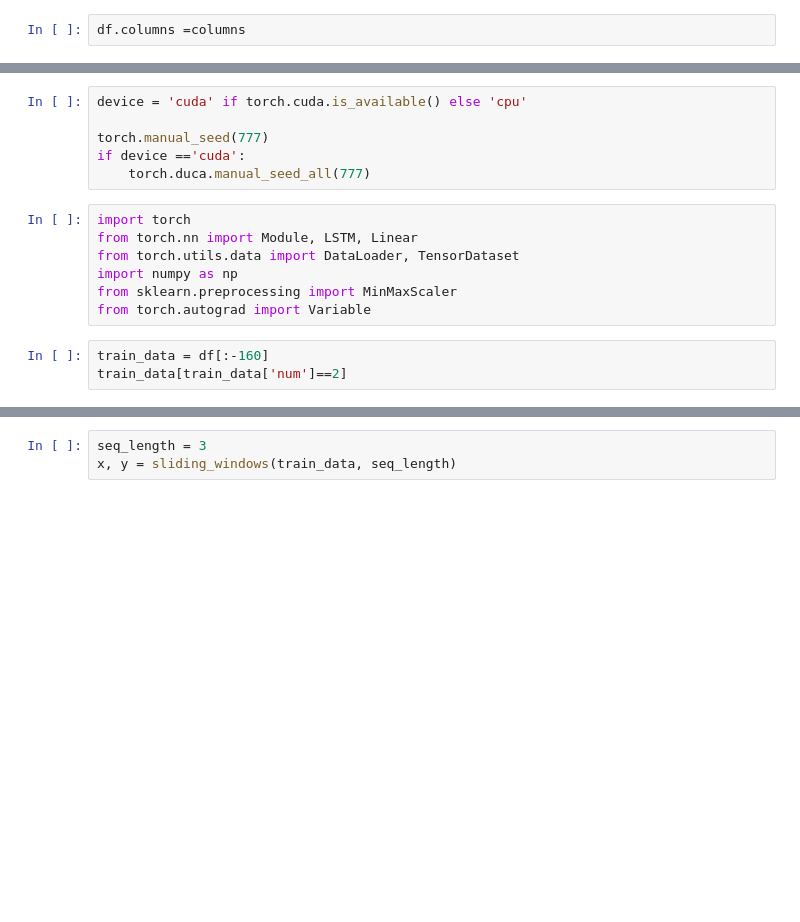
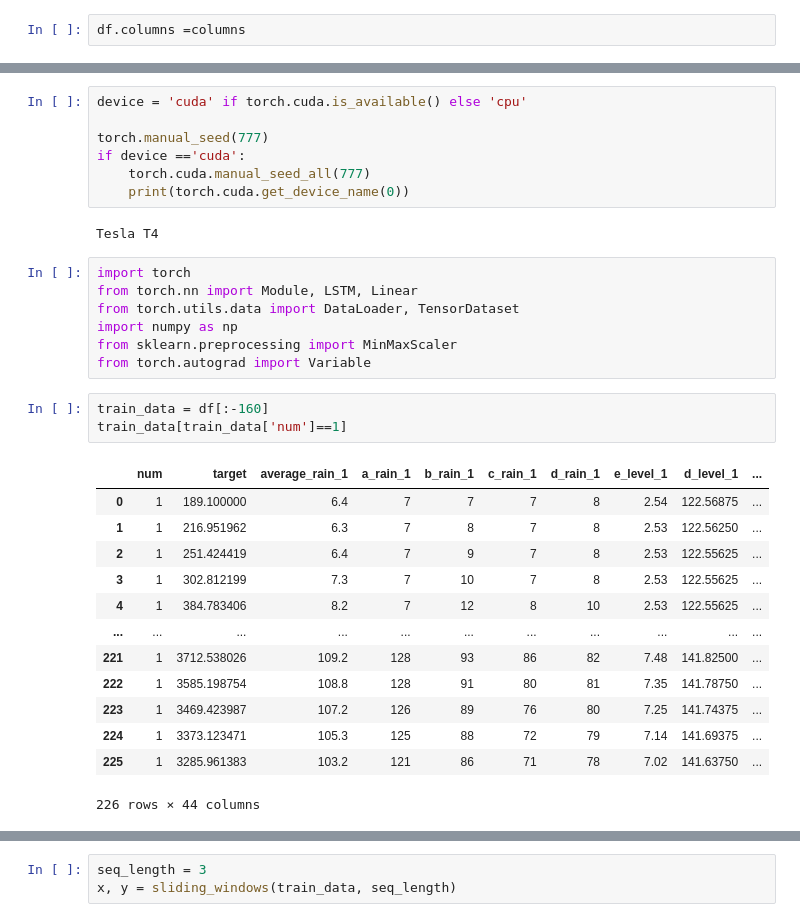
Before and after one commit to johnnyff/bigcontest2021, a Jupyter notebook: danm_lstm.ipynb, the cells around one changed output, grey strips where cells are left out. Cells and saved outputs as stored; diff of their text form; blank space fills up the shorter version.

```diff
--- a/danm_lstm.ipynb
+++ b/danm_lstm.ipynb
@@ -39,7 +67,10 @@ device = 'cuda' if torch.cuda.is_available() else 'cpu'
 
 torch.manual_seed(777)
 if device =='cuda':
-    torch.duca.manual_seed_all(777)
+    torch.cuda.manual_seed_all(777)
+    print(torch.cuda.get_device_name(0))
+# %% [output]
+Tesla T4
 # %%
 import torch
 from torch.nn import Module, LSTM, Linear
@@ -49,7 +80,21 @@ from sklearn.preprocessing import MinMaxScaler
 from torch.autograd import Variable
 # %%
 train_data = df[:-160]
-train_data[train_data['num']==2]
+train_data[train_data['num']==1]
+# %% [output]
+|  | num | target | average_rain_1 | a_rain_1 | b_rain_1 | c_rain_1 | d_rain_1 | e_level_1 | d_level_1 | ... |
+| 0 | 1 | 189.100000 | 6.4 | 7 | 7 | 7 | 8 | 2.54 | 122.56875 | ... |
+| 1 | 1 | 216.951962 | 6.3 | 7 | 8 | 7 | 8 | 2.53 | 122.56250 | ... |
+| 2 | 1 | 251.424419 | 6.4 | 7 | 9 | 7 | 8 | 2.53 | 122.55625 | ... |
+| 3 | 1 | 302.812199 | 7.3 | 7 | 10 | 7 | 8 | 2.53 | 122.55625 | ... |
+| 4 | 1 | 384.783406 | 8.2 | 7 | 12 | 8 | 10 | 2.53 | 122.55625 | ... |
+| ... | ... | ... | ... | ... | ... | ... | ... | ... | ... | ... |
+| 221 | 1 | 3712.538026 | 109.2 | 128 | 93 | 86 | 82 | 7.48 | 141.82500 | ... |
+| 222 | 1 | 3585.198754 | 108.8 | 128 | 91 | 80 | 81 | 7.35 | 141.78750 | ... |
+| 223 | 1 | 3469.423987 | 107.2 | 126 | 89 | 76 | 80 | 7.25 | 141.74375 | ... |
+| 224 | 1 | 3373.123471 | 105.3 | 125 | 88 | 72 | 79 | 7.14 | 141.69375 | ... |
+| 225 | 1 | 3285.961383 | 103.2 | 121 | 86 | 71 | 78 | 7.02 | 141.63750 | ... |
+226 rows × 44 columns
 # %%
 scaler = MinMaxScaler()
 scaler.fit(train_data.iloc[:,1:])
```
Also changed, not shown: parts of 33 cells of this notebook.
